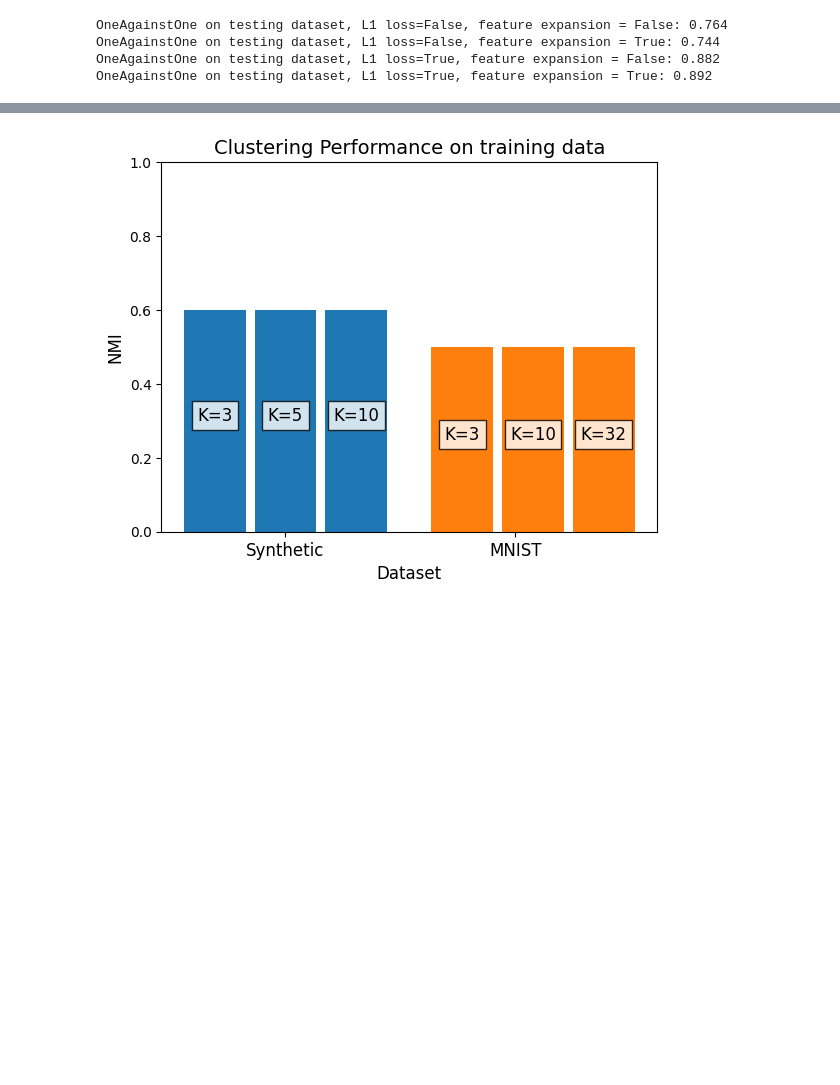
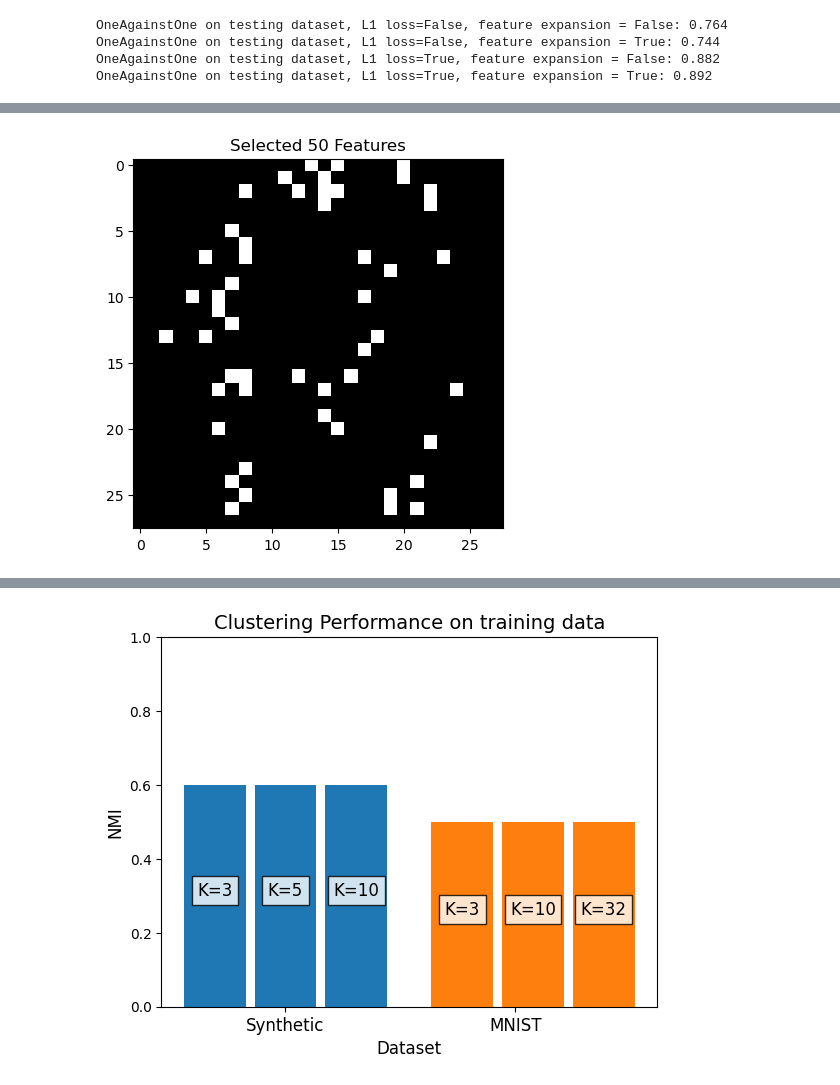
Before and after one commit to AndreaBaretta/Linear_Programming_ECE236A, a Jupyter notebook: Code/Code/ECE236A_Project_Demo.ipynb, the cells around one changed output, grey strips where cells are left out. Saved outputs shown, nothing was run; the diff lists cells and outputs as text; code cells hidden in the pictures; blank space fills up the shorter version.

```diff
--- a/Code/Code/ECE236A_Project_Demo.ipynb
+++ b/Code/Code/ECE236A_Project_Demo.ipynb
@@ -109,0 +107,10 @@ visualize_features(selected_features)
+# %%
+num_features = 50
+
+selected_features = feature_selector.sorted_features[:num_features]
+trainX_small = data['trainX'][:, selected_features]
+testX_small = data['testX'][:, selected_features]
+
+visualize_features(selected_features)
+# %% [output]
+[figure, added]
```
Also changed, not shown: parts of 7 cells of this notebook, 1 other file.
